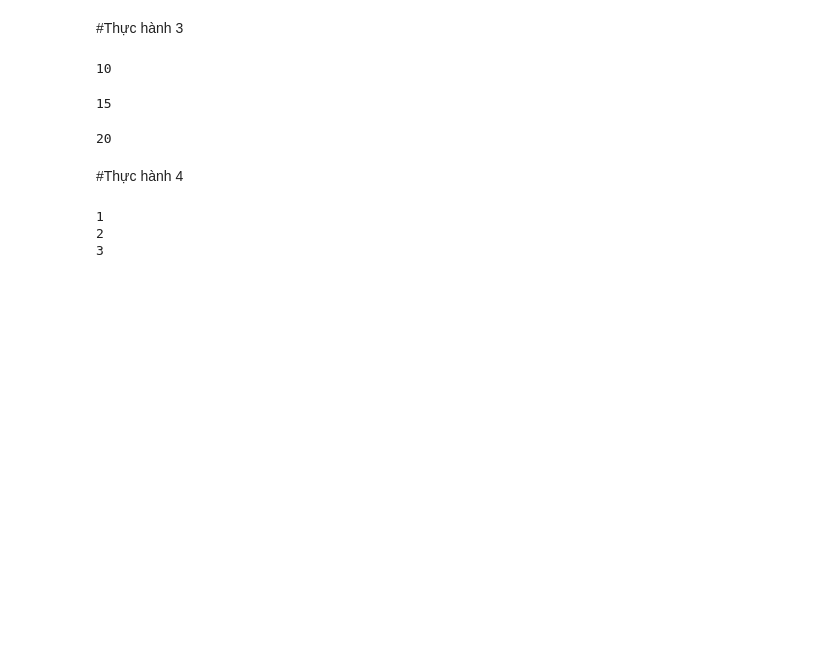
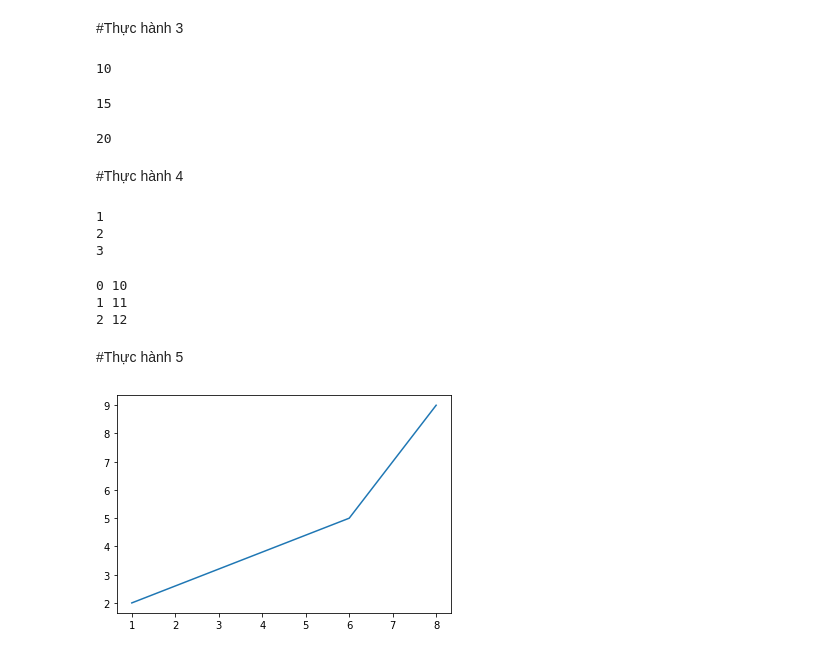
Before and after one commit to hnihtt/ThucHanhToanCC, a Jupyter notebook: bai2.ipynb, the cells around one changed output. Drawn from its saved outputs; the diff is of its cells as text; code cells hidden in the pictures; blank space fills up the shorter version.

```diff
--- a/bai2.ipynb
+++ b/bai2.ipynb
@@ -79,3 +79,21 @@ for so in ds:
 1
 2
 3
+# %%
+ds = [10,11,12]
+for chiso, giaitri in enumerate(ds):
+  print(chiso, giaitri)
+# %% [output]
+0 10
+1 11
+2 12
+# %% [markdown]
+#Thực hành 5
+# %%
+from pylab import plot, show
+x_numbers = [1,6,8]
+y_numbers = [2,5,9]
+plot(x_numbers, y_numbers)
+show()
+# %% [output]
+[figure, added]
```
Also changed, not shown: parts of 6 cells of this notebook.
